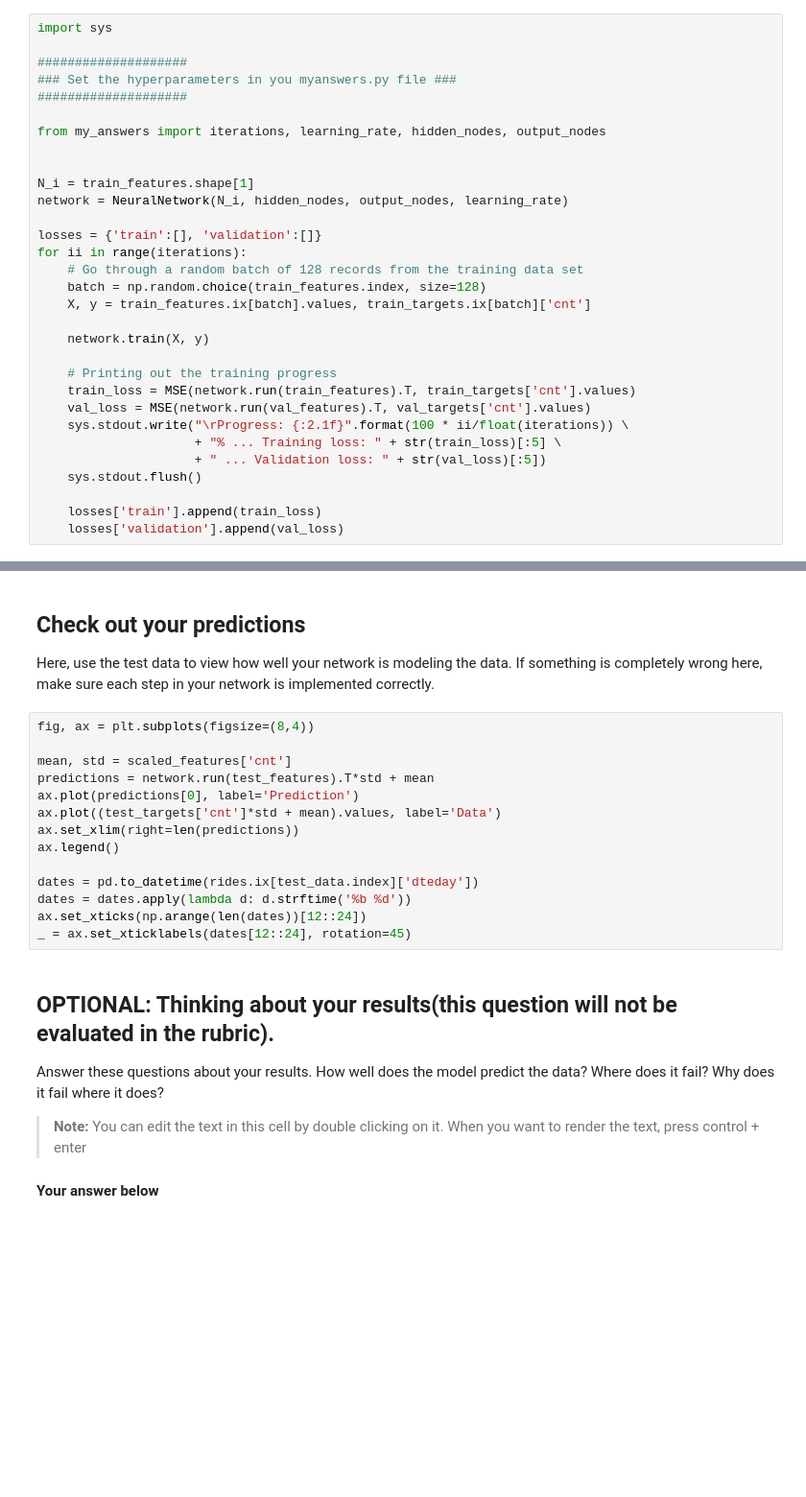
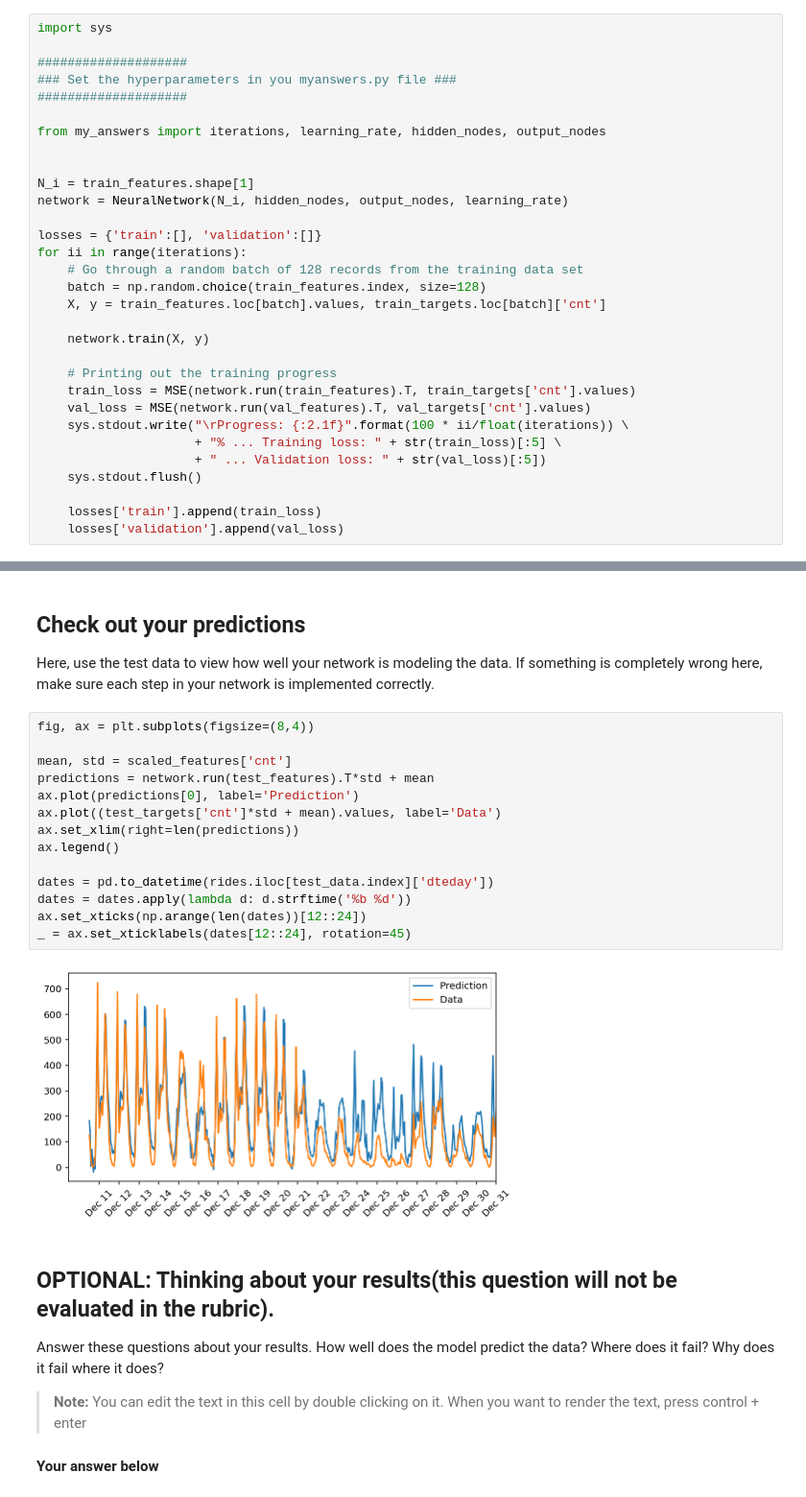
Before and after one commit to typekev/deep-learning-v2-pytorch, a Jupyter notebook: project-bikesharing/Predicting_bike_sharing_data.ipynb, the cells around one changed output, grey strips where cells are left out. Shown: that part at 96% size. Cells and saved outputs as stored; diff of their text form; blank space fills up the shorter version.

```diff
--- a/project-bikesharing/Predicting_bike_sharing_data.ipynb
+++ b/project-bikesharing/Predicting_bike_sharing_data.ipynb
@@ -244,7 +226,7 @@ losses = {'train':[], 'validation':[]}
 for ii in range(iterations):
     # Go through a random batch of 128 records from the training data set
     batch = np.random.choice(train_features.index, size=128)
-    X, y = train_features.ix[batch].values, train_targets.ix[batch]['cnt']
+    X, y = train_features.loc[batch].values, train_targets.loc[batch]['cnt']
 
     network.train(X, y)
 
@@ -270,17 +264,19 @@ Here, use the test data to view how well your network is modeling the data. If s
 # %%
 fig, ax = plt.subplots(figsize=(8,4))
 
 mean, std = scaled_features['cnt']
 predictions = network.run(test_features).T*std + mean
 ax.plot(predictions[0], label='Prediction')
 ax.plot((test_targets['cnt']*std + mean).values, label='Data')
 ax.set_xlim(right=len(predictions))
 ax.legend()
 
-dates = pd.to_datetime(rides.ix[test_data.index]['dteday'])
+dates = pd.to_datetime(rides.iloc[test_data.index]['dteday'])
 dates = dates.apply(lambda d: d.strftime('%b %d'))
 ax.set_xticks(np.arange(len(dates))[12::24])
 _ = ax.set_xticklabels(dates[12::24], rotation=45)
+# %% [output]
+[figure, added]
 # %% [markdown]
 ## OPTIONAL: Thinking about your results(this question will not be evaluated in the rubric).
 
```
Also changed, not shown: parts of 4 cells of this notebook, 1 other file.
